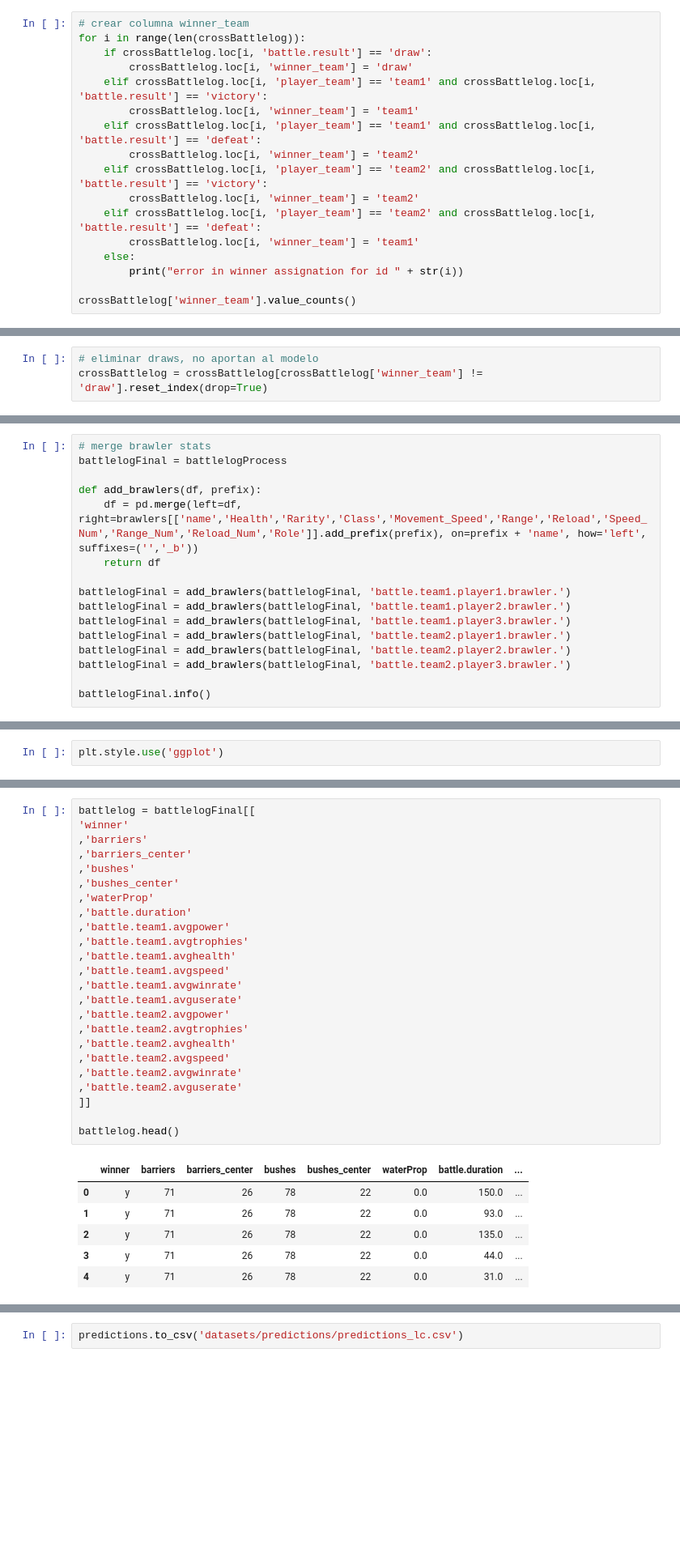
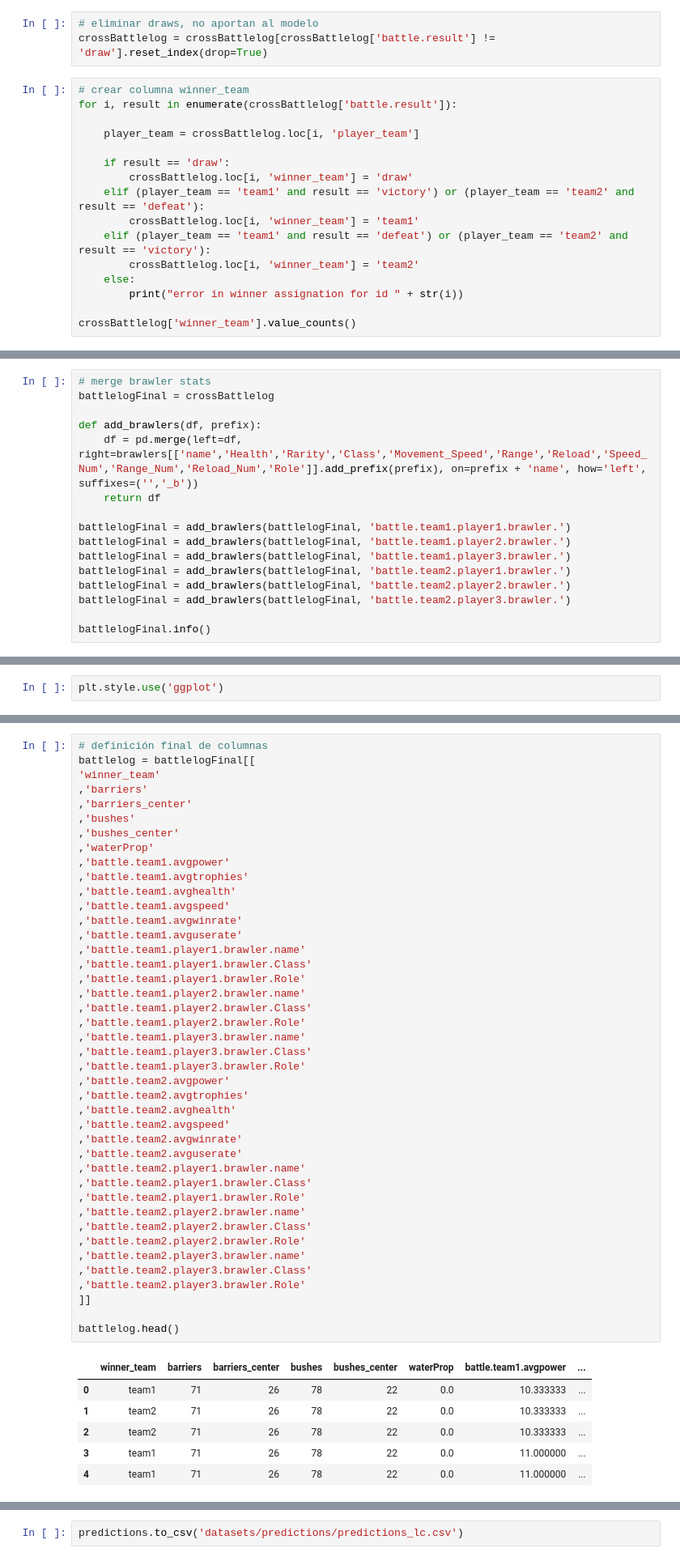
Before and after one commit to aquinteros/BrawlStars_Analytics, a Jupyter notebook: brawlstars_ML_training.ipynb, the cells around one changed output, grey strips where cells are left out. Shown at 81% size. Cells and saved outputs as stored; diff of their text form; blank space fills up the shorter version.

```diff
--- a/brawlstars_ML_training.ipynb
+++ b/brawlstars_ML_training.ipynb
@@ -83,19 +83,21 @@ crossBattlelog['player_team'].value_counts()
 team1    267222
 team2    263986
 Name: player_team, dtype: int64
+# %%
+# eliminar draws, no aportan al modelo
+crossBattlelog = crossBattlelog[crossBattlelog['battle.result'] != 'draw'].reset_index(drop=True)
 # %%
 # crear columna winner_team
-for i in range(len(crossBattlelog)):
-	if crossBattlelog.loc[i, 'battle.result'] == 'draw':
+for i, result in enumerate(crossBattlelog['battle.result']):
+
+	player_team = crossBattlelog.loc[i, 'player_team']
+
+	if result == 'draw':
 		crossBattlelog.loc[i, 'winner_team'] = 'draw'
-	elif crossBattlelog.loc[i, 'player_team'] == 'team1' and crossBattlelog.loc[i, 'battle.result'] == 'victory':
+	elif (player_team == 'team1' and result == 'victory') or (player_team == 'team2' and result == 'defeat'):
 		crossBattlelog.loc[i, 'winner_team'] = 'team1'
-	elif crossBattlelog.loc[i, 'player_team'] == 'team1' and crossBattlelog.loc[i, 'battle.result'] == 'defeat':
+	elif (player_team == 'team1' and result == 'defeat') or (player_team == 'team2' and result == 'victory'):
 		crossBattlelog.loc[i, 'winner_team'] = 'team2'
-	elif crossBattlelog.loc[i, 'player_team'] == 'team2' and crossBattlelog.loc[i, 'battle.result'] == 'victory':
-		crossBattlelog.loc[i, 'winner_team'] = 'team2'
-	elif crossBattlelog.loc[i, 'player_team'] == 'team2' and crossBattlelog.loc[i, 'battle.result'] == 'defeat':
-		crossBattlelog.loc[i, 'winner_team'] = 'team1'
 	else:
 		print("error in winner assignation for id " + str(i))
 
@@ -107,4 +108 @@ draw       3493
 Name: winner_team, dtype: int64
-# %%
-# eliminar draws, no aportan al modelo
-crossBattlelog = crossBattlelog[crossBattlelog['winner_team'] != 'draw'].reset_index(drop=True)
@@ -273,6 +286,6 @@ Name: winner, dtype: int64
 # %%
 # merge brawler stats
-battlelogFinal = battlelogProcess
+battlelogFinal = crossBattlelog
 
 def add_brawlers(df, prefix):
 	df = pd.merge(left=df, right=brawlers[['name','Health','Rarity','Class','Movement_Speed','Range','Reload','Speed_Num','Range_Num','Reload_Num','Role']].add_prefix(prefix), on=prefix + 'name', how='left', suffixes=('','_b'))
@@ -470,31 +492,49 @@ battlelogFinal.shape
 # %%
+# definición final de columnas
 battlelog = battlelogFinal[[
-'winner'
+'winner_team'
 ,'barriers'
 ,'barriers_center'
 ,'bushes'
 ,'bushes_center'
 ,'waterProp'
-,'battle.duration'
 ,'battle.team1.avgpower'
 ,'battle.team1.avgtrophies'
 ,'battle.team1.avghealth'
 ,'battle.team1.avgspeed'
 ,'battle.team1.avgwinrate'
 ,'battle.team1.avguserate'
+,'battle.team1.player1.brawler.name'
+,'battle.team1.player1.brawler.Class'
+,'battle.team1.player1.brawler.Role'
+,'battle.team1.player2.brawler.name'
+,'battle.team1.player2.brawler.Class'
+,'battle.team1.player2.brawler.Role'
+,'battle.team1.player3.brawler.name'
+,'battle.team1.player3.brawler.Class'
+,'battle.team1.player3.brawler.Role'
 ,'battle.team2.avgpower'
 ,'battle.team2.avgtrophies'
 ,'battle.team2.avghealth'
 ,'battle.team2.avgspeed'
 ,'battle.team2.avgwinrate'
 ,'battle.team2.avguserate'
+,'battle.team2.player1.brawler.name'
+,'battle.team2.player1.brawler.Class'
+,'battle.team2.player1.brawler.Role'
+,'battle.team2.player2.brawler.name'
+,'battle.team2.player2.brawler.Class'
+,'battle.team2.player2.brawler.Role'
+,'battle.team2.player3.brawler.name'
+,'battle.team2.player3.brawler.Class'
+,'battle.team2.player3.brawler.Role'
 ]]
 
 battlelog.head()
 # %% [output]
-|  | winner | barriers | barriers_center | bushes | bushes_center | waterProp | battle.duration | ... |
-| 0 | y | 71 | 26 | 78 | 22 | 0.0 | 150.0 | ... |
-| 1 | y | 71 | 26 | 78 | 22 | 0.0 | 93.0 | ... |
-| 2 | y | 71 | 26 | 78 | 22 | 0.0 | 135.0 | ... |
-| 3 | y | 71 | 26 | 78 | 22 | 0.0 | 44.0 | ... |
-| 4 | y | 71 | 26 | 78 | 22 | 0.0 | 31.0 | ... |
+|  | winner_team | barriers | barriers_center | bushes | bushes_center | waterProp | battle.team1.avgpower | ... |
+| 0 | team1 | 71 | 26 | 78 | 22 | 0.0 | 10.333333 | ... |
+| 1 | team2 | 71 | 26 | 78 | 22 | 0.0 | 10.333333 | ... |
+| 2 | team2 | 71 | 26 | 78 | 22 | 0.0 | 10.333333 | ... |
+| 3 | team1 | 71 | 26 | 78 | 22 | 0.0 | 11.000000 | ... |
+| 4 | team1 | 71 | 26 | 78 | 22 | 0.0 | 11.000000 | ... |
```
Also changed, not shown: parts of 29 cells of this notebook, 25 other files.
